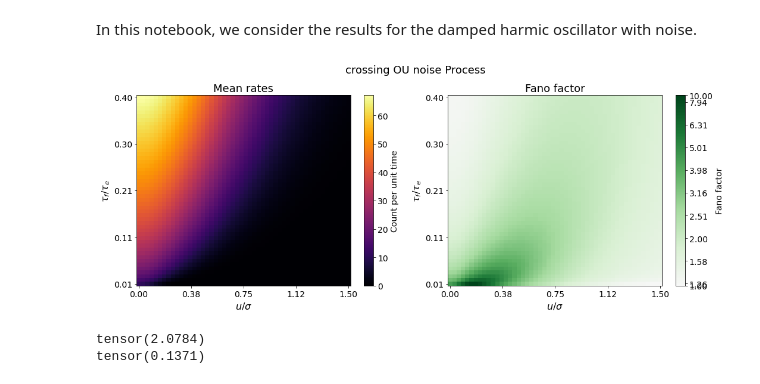
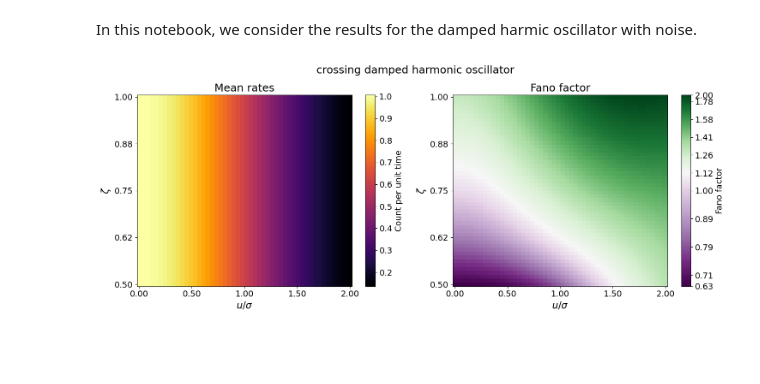
Before and after one commit to shivangrawat/gaussian-crossings, a Jupyter notebook: examples/damped_harmonic_oscillator/damped_harmonic_oscillator.ipynb, the cells around one changed output. Drawn from its saved outputs; the diff is of its cells as text; code cells hidden in the pictures; blank space fills up the shorter version.

```diff
--- a/examples/damped_harmonic_oscillator/damped_harmonic_oscillator.ipynb
+++ b/examples/damped_harmonic_oscillator/damped_harmonic_oscillator.ipynb
@@ -15,39 +16,39 @@ import matplotlib.ticker as mticker
 # crossing_type = "upcrossing"
 # crossing_type = "downcrossing"
 crossing_type = "crossing"
-ModelClass = formula.GaussianUpCrossingsDimless
+ModelClass = formula.GaussianUpCrossings
 
 mean_rate_method = f"{crossing_type}_mean_rate"
 fano_method = f"{crossing_type}_fano_factor_CLT"
 # %%
 # Set simulation parameters.
-T = 100.0    # Total simulation time (e.g., 10 time units)
-tau_f = 0.003   # Correlation decay parameter, 3ms
-sigma = 1.0 # Standard deviation (amplitude) of the process
+T = 20.0    # Total simulation time (e.g., 10 time units)
+omega0 = math.sqrt(10.0)                   # Fundamental frequency
+temp = 10.0                     # Temperature (similar to sigma ** 2)
+sigma = math.sqrt(temp) / omega0  # Standard deviation of the process
 # %%
-num_points_kappa = 50
-kappa = torch.linspace(0.01, 0.4, num_points_kappa)
+num_points_zeta = 50
+zeta = torch.linspace(0.5, 1.0, num_points_zeta)
 
 num_points_psi = 50
-psi = torch.linspace(0.0, 1.5, num_points_psi)
+psi = torch.linspace(0.0, 2.0, num_points_psi)
 
-mean_rates = torch.zeros(num_points_kappa, num_points_psi)
-fano_factors = torch.zeros(num_points_kappa, num_points_psi)
+mean_rates = torch.zeros(num_points_zeta, num_points_psi)
+fano_factors = torch.zeros(num_points_zeta, num_points_psi)
 # %%
-for i in range(num_points_kappa):
+for i in range(num_points_zeta):
     for j in range(num_points_psi):
-        # u is given by psi[j]*sigma, and tau_e depends on kappa[i]
+        # u is given by psi[j]*sigma, and tau_e depends on zeta[i]
         u = psi[j] * sigma
-        tau_e = tau_f / kappa[i]
-        model = ModelClass(r_func=process.r_OU_noise, u=u, tau=tau_e, kappa=kappa[i], sigma=sigma)
+        model = ModelClass(r_func=process.r_damped_harmonic_oscillator_noise, u=u, temp=temp, zeta=zeta[i].item(), omega0=omega0)
         mean_rates[i, j] = getattr(model, mean_rate_method)()
-        fano_factors[i, j] = getattr(model, fano_method)(epsilon_left=1e-2, epsilon_right=1e-5)
+        fano_factors[i, j] = getattr(model, fano_method)(epsilon_left=1e-5, epsilon_right=1e-5)
 # %%
 # Convert computed tensors to NumPy arrays for plotting
 mean_rates_np = mean_rates.numpy()
 fano_factors_np = fano_factors.numpy()
 psi_np = psi.numpy()
-kappa_np = kappa.numpy()
+zeta_np = zeta.numpy()
 
 # -----------------------
 # 4. Plotting using pcolormesh with the formal grid
@@ -63,19 +64,19 @@ cbar_labelsize = 14
 # Define the number of ticks for the axes independently of the data spacing.
 num_ticks = 5
 x_ticks = np.linspace(psi_np.min(), psi_np.max(), num_ticks)
-y_ticks = np.linspace(kappa_np.min(), kappa_np.max(), num_ticks)
+y_ticks = np.linspace(zeta_np.min(), zeta_np.max(), num_ticks)
 
 fig, axes = plt.subplots(1, 2, figsize=(15, 6))
 
 # ---- Left subplot: Mean Rates with Linear Scale ----
-pc0 = axes[0].pcolormesh(psi_np, kappa_np, mean_rates_np, shading='auto',
+pc0 = axes[0].pcolormesh(psi_np, zeta_np, mean_rates_np, shading='auto',
                          cmap=cmap_mean)
 cbar0 = fig.colorbar(pc0, ax=axes[0])
 cbar0.set_label("Count per unit time", fontsize=cbar_labelsize)
 cbar0.ax.tick_params(labelsize=tick_fontsize)
 
 axes[0].set_xlabel(r'$u/\sigma$', fontsize=label_fontsize)
-axes[0].set_ylabel(r'$\tau_f/\tau_e$', fontsize=label_fontsize)
+axes[0].set_ylabel(r'$\zeta$', fontsize=label_fontsize)
 axes[0].set_title('Mean rates', fontsize=title_fontsize)
 axes[0].set_xticks(x_ticks)
 axes[0].set_yticks(y_ticks)
@@ -85,44 +86,34 @@ axes[0].set_yticklabels([f"{val:.2f}" for val in y_ticks], fontsize=tick_fontsiz
 # ---- Right subplot: Fano Factors on a Log Scale with Divergence at 1 ----
 # Transform the Fano factors to log10 space.
 fano_log = np.log10(fano_factors_np)
 
 # Use the custom normalization, setting the midpoint at 0 (log10(1))
 norm_fano = utils.MidpointNormalize(vmin=fano_log.min(), vmax=fano_log.max(), midpoint=0)
 
-pc1 = axes[1].pcolormesh(psi_np, kappa_np, fano_log, shading='auto',
+pc1 = axes[1].pcolormesh(psi_np, zeta_np, fano_log, shading='auto',
                          cmap=cmap_fano, norm=norm_fano)
 cbar1 = fig.colorbar(pc1, ax=axes[1])
 cbar1.set_label("Fano factor", fontsize=cbar_labelsize)
 cbar1.ax.tick_params(labelsize=tick_fontsize)
 
 # Adjust colorbar tick labels to show original Fano factor values.
 def log_tick_formatter(x, pos):
     return f"{10**x:.2f}"
 cbar1.formatter = mticker.FuncFormatter(log_tick_formatter)
 cbar1.update_ticks()
 
 axes[1].set_xlabel(r'$u/\sigma$', fontsize=label_fontsize)
-axes[1].set_ylabel(r'$\tau_f/\tau_e$', fontsize=label_fontsize)
+axes[1].set_ylabel(r'$\zeta$', fontsize=label_fontsize)
 axes[1].set_title('Fano factor', fontsize=title_fontsize)
 axes[1].set_xticks(x_ticks)
 axes[1].set_yticks(y_ticks)
 axes[1].set_xticklabels([f"{val:.2f}" for val in x_ticks], fontsize=tick_fontsize)
 axes[1].set_yticklabels([f"{val:.2f}" for val in y_ticks], fontsize=tick_fontsize)
 
 # in title for both plots add crossing type
-fig.suptitle(f"{crossing_type} OU noise Process", fontsize=title_fontsize)
+fig.suptitle(f"{crossing_type} damped harmonic oscillator", fontsize=title_fontsize)
 
 plt.tight_layout()
 plt.show()
 # %% [output]
-[figure, old version]
+[figure, new version]
-# %%
-kappa = 0.1
-tau_e = tau_f / kappa
-u = 1 * sigma
-model = ModelClass(r_func=process.r_OU_noise, u=u, tau=tau_e, kappa=kappa, sigma=sigma)
-print(getattr(model, fano_method)(epsilon_left=1e-2, epsilon_right=1e-5))
-print(getattr(model, mean_rate_method)())
-# %% [output]
-tensor(2.0784)
-tensor(0.1371)
```
Also changed, not shown: parts of 1 cell of this notebook, 5 other files.
